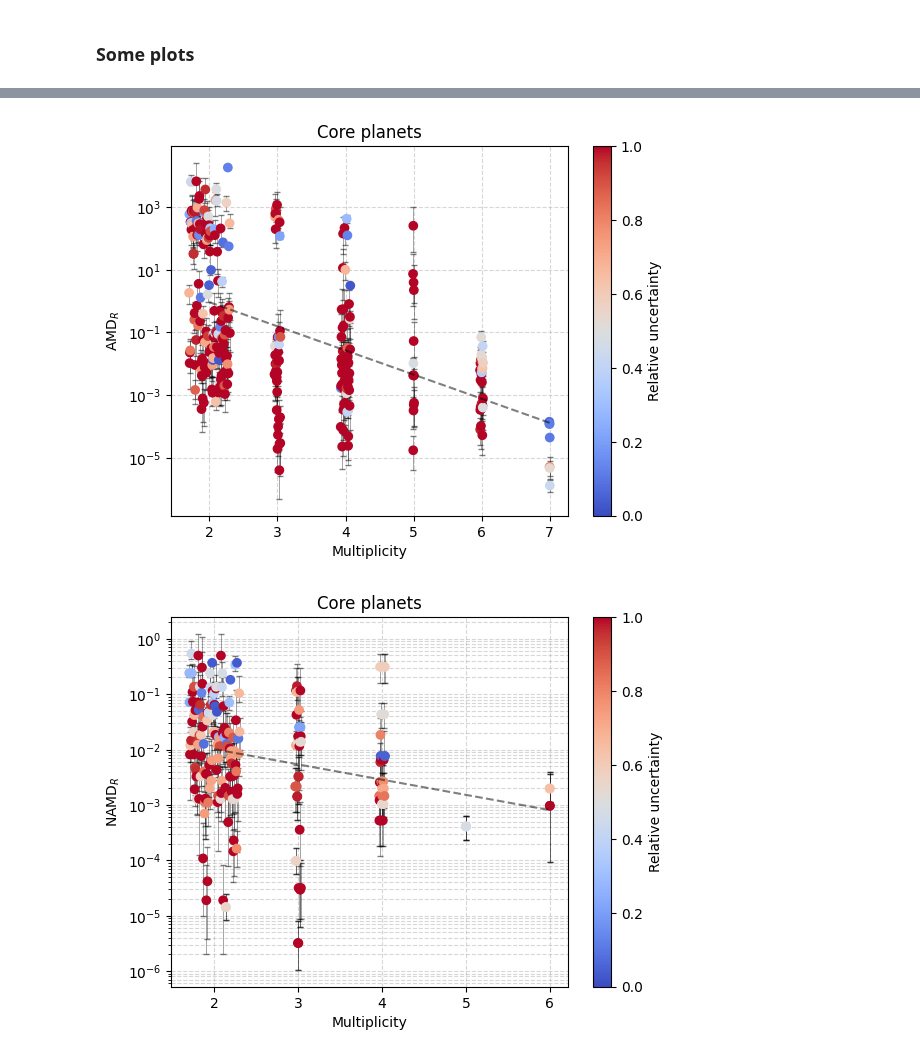
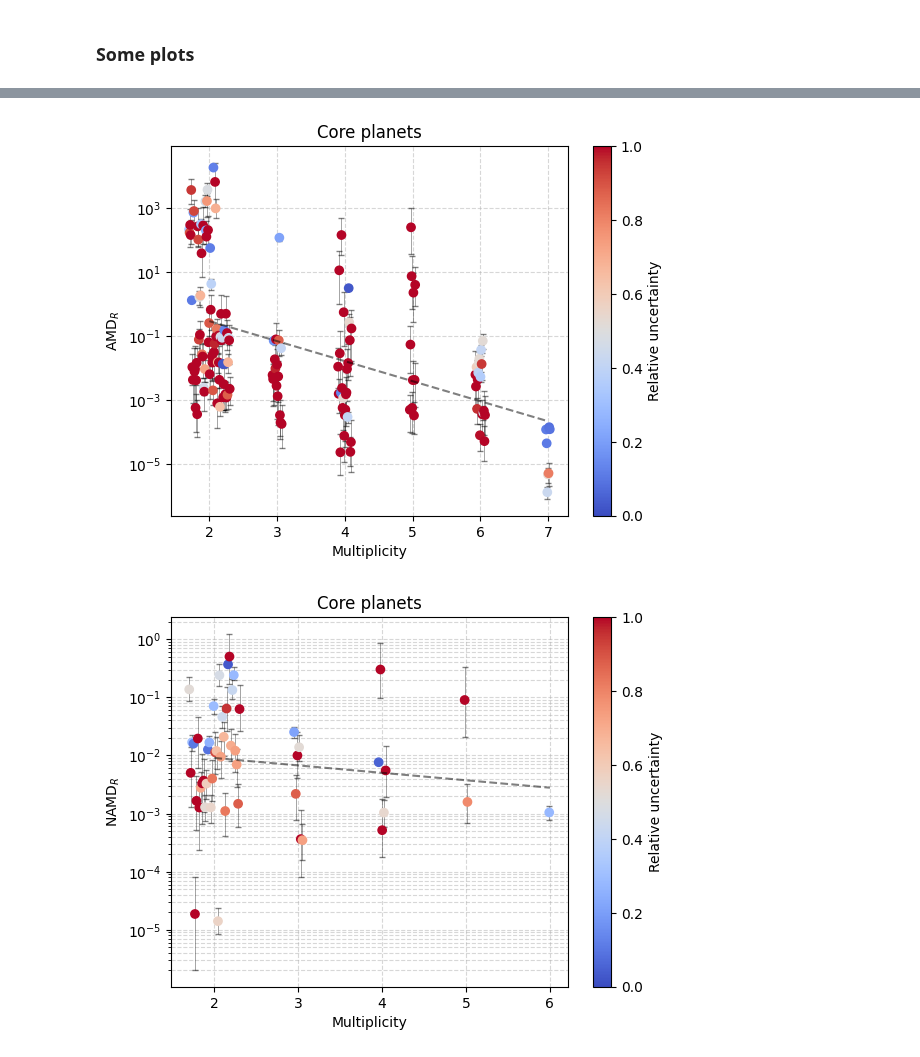
Before and after one commit to abocchieri/ExoNAMD, a Jupyter notebook: notebooks/api.ipynb, the cells around one changed output, grey strips where cells are left out. Cells and saved outputs as stored; diff of their text form; code cells hidden in the pictures.

```diff
--- a/notebooks/api.ipynb
+++ b/notebooks/api.ipynb
@@ -275,7 +275,7 @@ _ = df[["sy_pnum", "namd_rel"]].plot(
 # %%
 # if interested only in core planets
 core_flags = ["0", "05+", "05-", "05+-"]
-df_core = df[df["flag"].isin(core_flags)]
+df_core = df.groupby("hostname").filter(lambda x: all(x["flag"].isin(core_flags)))
 # %%
 _ = df_core[["sy_pnum", "namd_rel"]].plot(
     kind="scatter", x="sy_pnum", y="namd_rel", logy=True
@@ -286,7 +286,7 @@ _ = df_core[["sy_pnum", "namd_rel"]].plot(
 ### Task 10: computing the AMD and associated confidence intervals
 # %%
 Npt = 100000
-threshold = 5000
+threshold = 1000
 # %%
 df_core[["amd_rel_mc", "amd_rel_q16", "amd_rel_q50", "amd_rel_q84"]] = (
     df_core.swifter.apply(solve_amd_mc, args=("rel", Npt, threshold), axis=1)
@@ -366,15 +366,18 @@ pop_plot(
     xoffs=True,
 )
 # %% [output]
-[figure, old version]
+[figure, new version]
 # %%
 pop_plot(
-    df_core,
+    df_core.groupby("hostname").apply(
+        lambda g: g.select_dtypes(exclude=["object"]).mean(),
+        include_groups=False,
+    ),
     "rel",
     title="Core planets",
     which="namd",
     yscale="log",
     xoffs=True,
 )
 # %% [output]
-[figure, old version]
+[figure, new version]
```
Also changed, not shown: parts of 5 cells of this notebook, 1 other file.
